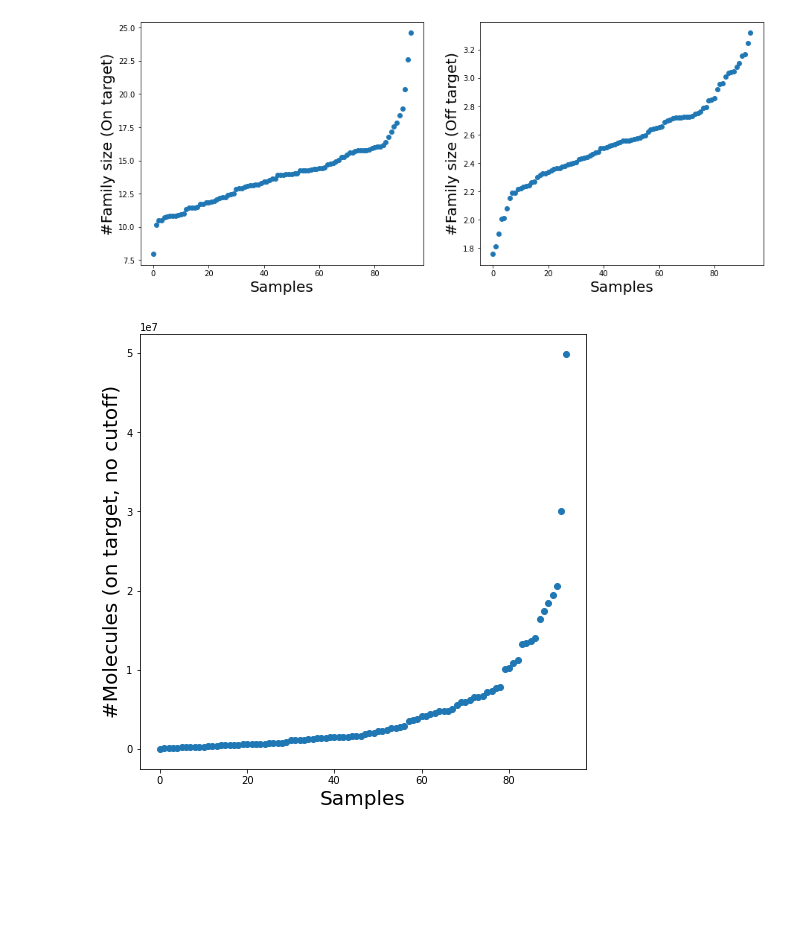
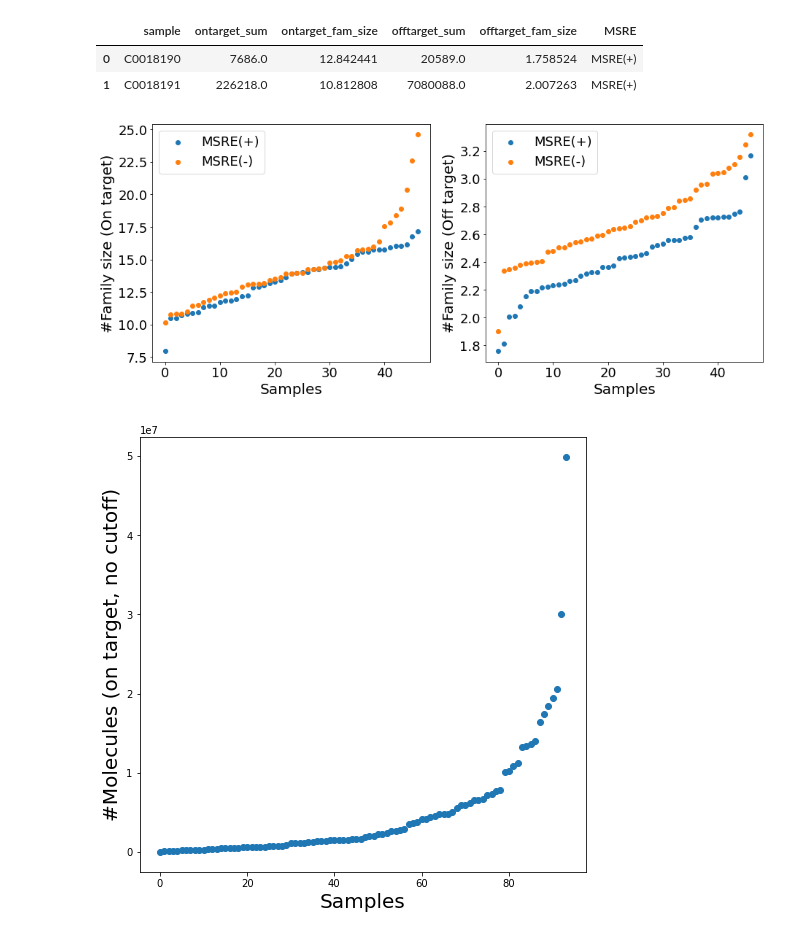
Before and after one commit to gh-schen/assay-analysis, a Jupyter notebook: om-227/mbd-msre-comparison.ipynb, the cells around one changed output. Drawn from its saved outputs; the diff is of its cells as text; code cells hidden in the pictures; blank space fills up the shorter version.

```diff
--- a/om-227/mbd-msre-comparison.ipynb
+++ b/om-227/mbd-msre-comparison.ipynb
@@ -48,18 +91,32 @@ _ = pyplot.ylabel("#Total molecules (no chrX & Y)", fontsize=20)
 # %%
 ## family size
 indata = read_csv('counting-output/om009-family-offtarget.csv', header=0, sep='\t')
+indata["MSRE"] = nan
+for idx, d2 in indata.iterrows():
+    indata.loc[idx, "MSRE"] = features[features["run_sample_id"]==d2["sample"]]["MSRE"].item()
 indata.head(2)
-
-pyplot.rcParams['figure.figsize'] = [15, 6]
-_ = pyplot.subplot(1,2,1)
-_ = pyplot.scatter(range(indata.shape[0]), sorted(indata["ontarget_fam_size"]))
-_ = pyplot.xlabel("Samples", fontsize=20)
-_ = pyplot.ylabel("#Family size (On target)", fontsize=20)
-
-_ = pyplot.subplot(1,2,2)
-_ = pyplot.scatter(range(indata.shape[0]), sorted(indata["offtarget_fam_size"]))
-_ = pyplot.xlabel("Samples", fontsize=20)
-_ = pyplot.ylabel("#Family size (Off target)", fontsize=20)
 # %% [output]
-[figure, removed]
+|  | sample | ontarget_sum | ontarget_fam_size | offtarget_sum | offtarget_fam_size | MSRE |
+| 0 | C0018190 | 7686.0 | 12.842441 | 20589.0 | 1.758524 | MSRE(+) |
+| 1 | C0018191 | 226218.0 | 10.812808 | 7080088.0 | 2.007263 | MSRE(+) |
+# %%
+pyplot.rcParams['figure.figsize'] = [15, 6]
+_ = pyplot.subplot(1,2,1)
+for ms in msre_status:
+    pd = indata[indata["MSRE"]==ms]
+    _ = pyplot.scatter(range(pd.shape[0]), sorted(pd["ontarget_fam_size"]), label=ms)
+_ = pyplot.xlabel("Samples", fontsize=20)
+_ = pyplot.ylabel("#Family size (On target)", fontsize=20)
+_ = pyplot.legend()
+
+_ = pyplot.subplot(1,2,2)
+for ms in msre_status:
+    pd = indata[indata["MSRE"]==ms]
+    _ = pyplot.scatter(range(pd.shape[0]), sorted(pd["offtarget_fam_size"]), label=ms)
+
+_ = pyplot.xlabel("Samples", fontsize=20)
+_ = pyplot.ylabel("#Family size (Off target)", fontsize=20)
+_ = pyplot.legend()
+# %% [output]
+[figure, added]
 # %%
```
Also changed, not shown: parts of 16 cells of this notebook.
